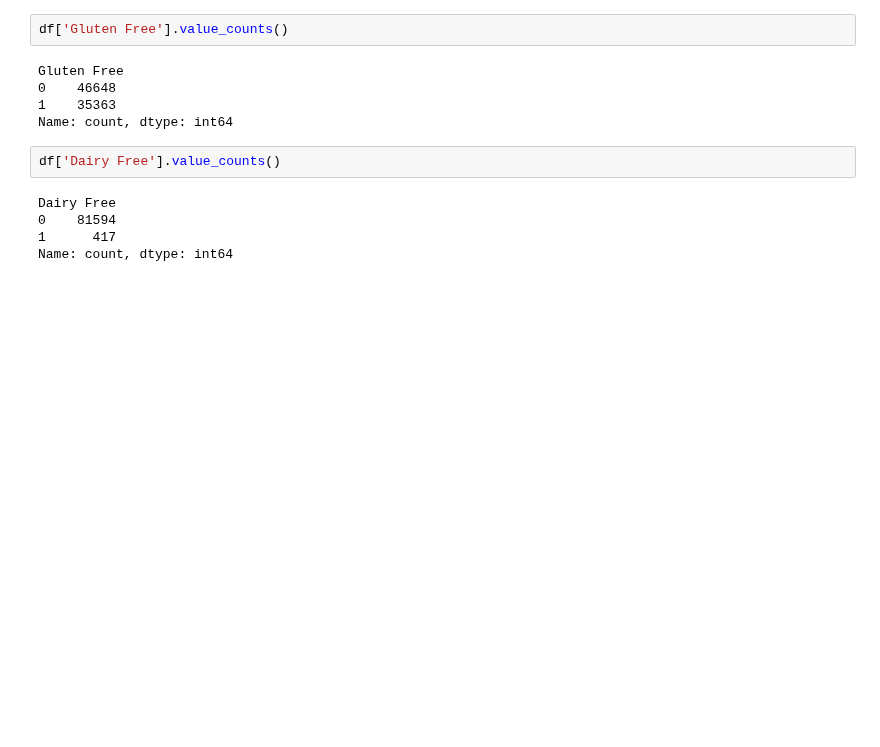
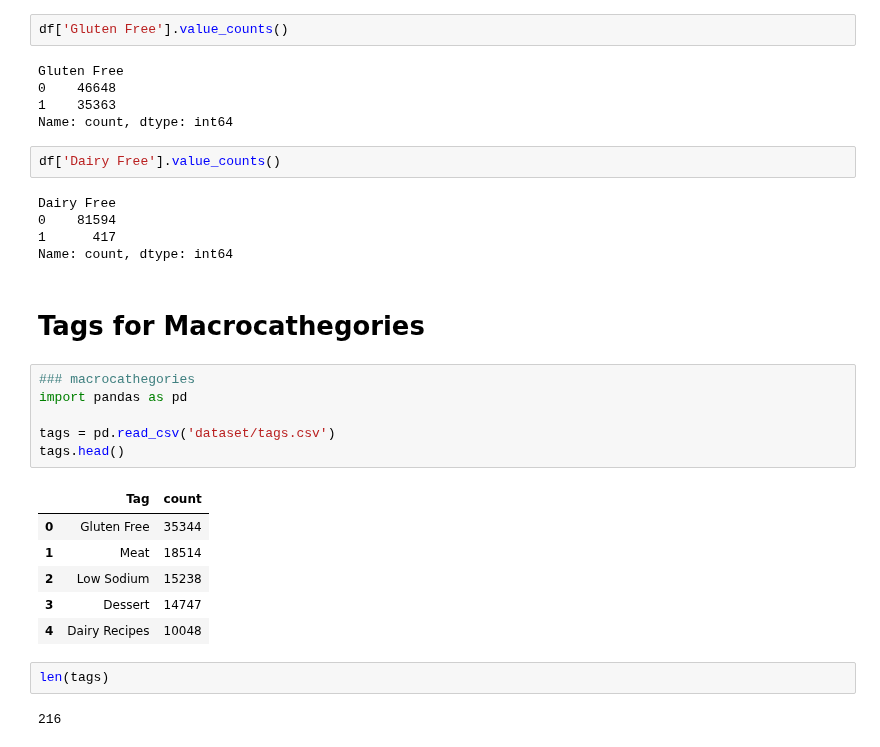
Before and after one commit to lavo2/HLT-Project, a Jupyter notebook: prove.ipynb, the cells around one changed output. Cells and saved outputs as stored; diff of their text form; blank space fills up the shorter version.

```diff
--- a/prove.ipynb
+++ b/prove.ipynb
@@ -323,3 +323,22 @@ Dairy Free
 0    81594
 1      417
 Name: count, dtype: int64
+# %% [markdown]
+# Tags for Macrocathegories
+# %%
+### macrocathegories
+import pandas as pd
+
+tags = pd.read_csv('dataset/tags.csv')
+tags.head()
+# %% [output]
+|  | Tag | count |
+| 0 | Gluten Free | 35344 |
+| 1 | Meat | 18514 |
+| 2 | Low Sodium | 15238 |
+| 3 | Dessert | 14747 |
+| 4 | Dairy Recipes | 10048 |
+# %%
+len(tags)
+# %% [output]
+216
```
Also changed, not shown: parts of 7 cells of this notebook.
